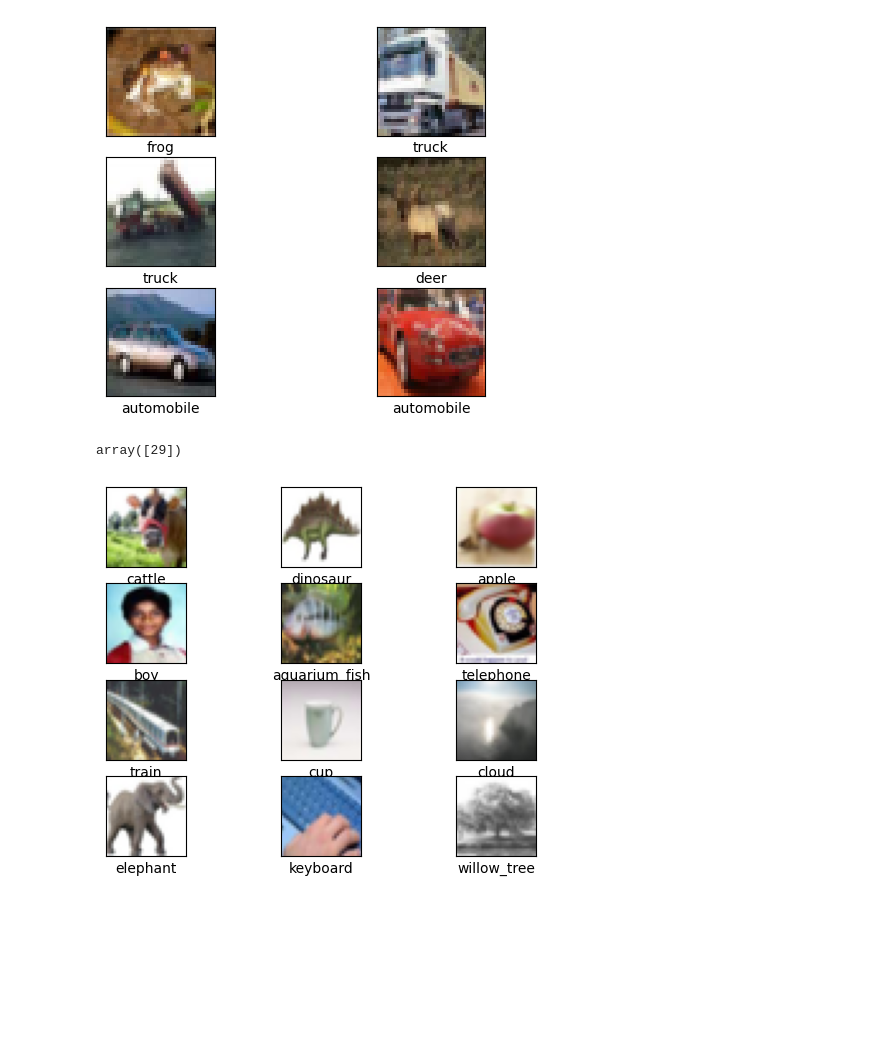
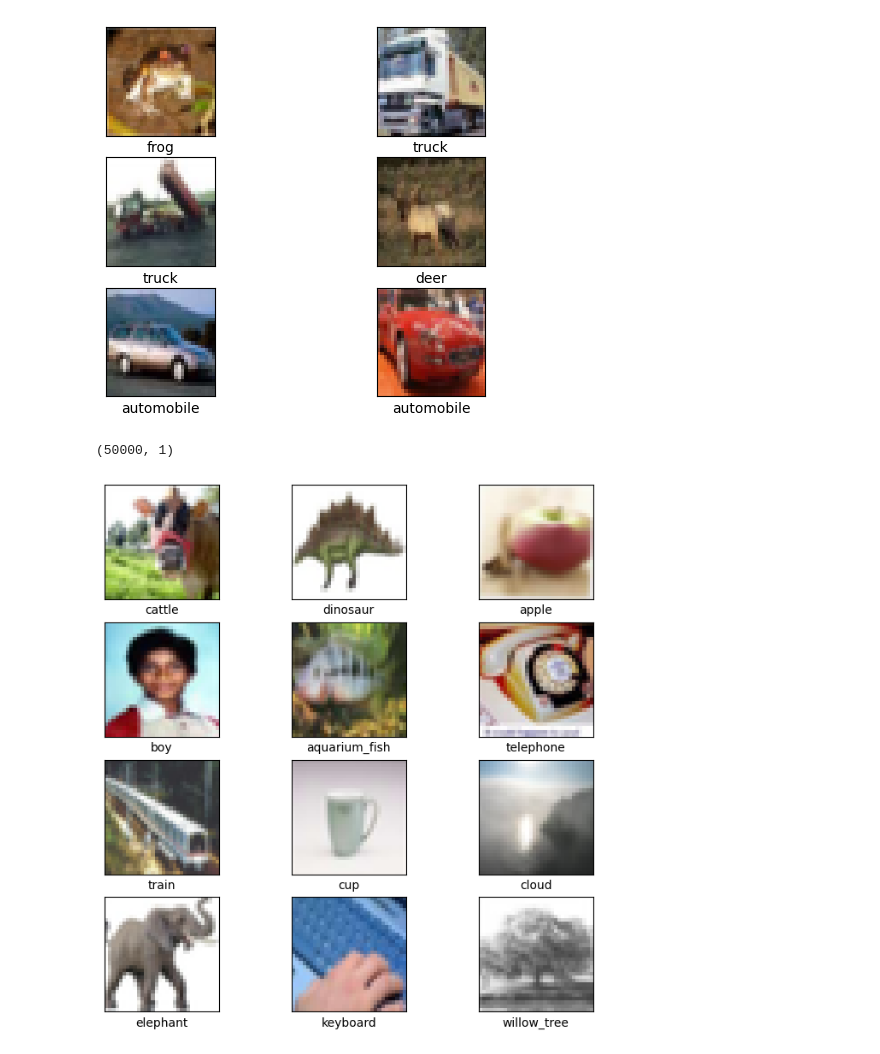
Before and after one commit to JOJUNHYUNG0818/ai, a Jupyter notebook: 7데이터_전처리.ipynb, the cells around one changed output. Cells and saved outputs as stored; diff of their text form; code cells hidden in the pictures; blank space fills up the shorter version.

```diff
--- a/7데이터_전처리.ipynb
+++ b/7데이터_전처리.ipynb
@@ -67,9 +67,9 @@ plt.show()
 (x_train, y_train), (x_test, y_test) = tf.keras.datasets.cifar100.load_data(label_mode="fine")
 # %%
 x_train[1]
-y_train[1]
+y_train.shape
 # %% [output]
-array([29])
+(50000, 1)
 # %%
 import matplotlib.pyplot as plt
 cifar100_label = cifar100_label = [
@@ -134,32 +134,38 @@ cifar100_label = cifar100_label = [
     "pickup_truck",
     "pine_tree",
     "plain",
     "plate",
     "poppy",
     "porcupine",
     "possum",
     "rabbit",
     "raccoon",
     "ray",
     "road",
     "rocket",
     "rose",
     "sea",
     "seal","shark","shrew","skunk","skyscraper","snail","snake","spider","squirrel","streetcar","sunflower","sweet_pepper","table","tank",
     "telephone","television","tiger","tractor","train","trout","tulip","turtle","wardrobe","whale","willow_tree","wolf","woman","worm"
 ]
 
 rows = 4
 cols = 3
 j=0
-fig=plt.figure()
+fig=plt.figure(figsize=(8,8))
+plt.rc('font', size=10)        # 기본 폰트 크기
+plt.rc('axes', labelsize=10)   # x,y축 label 폰트 크기
+plt.rc('xtick', labelsize=20)  # x축 눈금 폰트 크기
+plt.rc('ytick', labelsize=10)  # y축 눈금 폰트 크기
+#plt.rc('legend', fontsize=20)  # 범례 폰트 크기
+plt.rc('figure', titlesize=50) # figure title 폰트 크기
 for i in range(1,rows*cols+1):
    ax=fig.add_subplot(rows,cols,i)
    ax.imshow(x_train[j])
    ax.set_xlabel(cifar100_label[y_train[j][0]])
    ax.set_xticks([]) # x축눈금제거
    ax.set_yticks([])
    j+=1
 plt.show()
 # %% [output]
-[figure, old version]
+[figure, new version]
```
Also changed, not shown: parts of 8 cells of this notebook.
